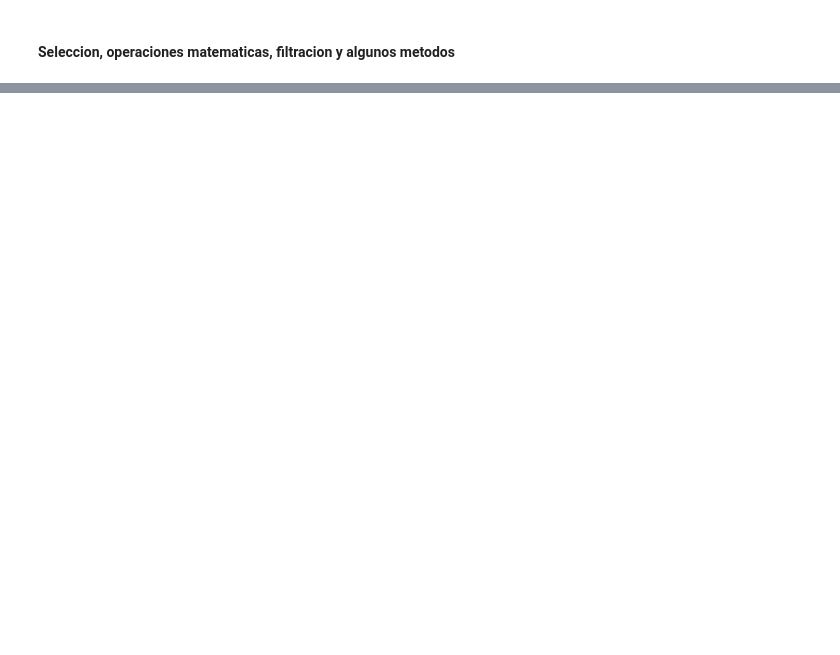
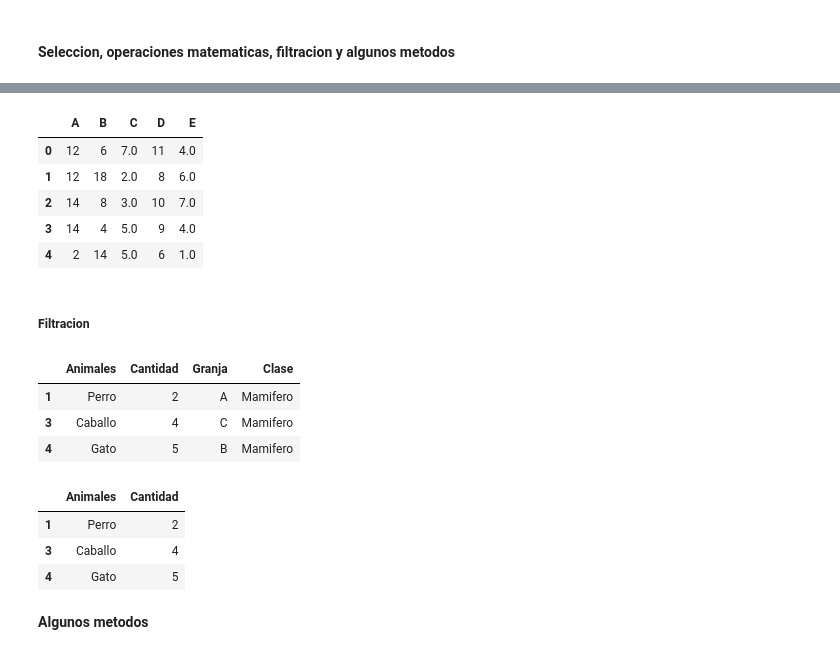
Before and after one commit to mrHyde90/DataScienceCourse, a Jupyter notebook: Pandas.ipynb, the cells around one changed output, grey strips where cells are left out. Drawn from its saved outputs; the diff is of its cells as text; code cells hidden in the pictures; blank space fills up the shorter version.

```diff
--- a/Pandas.ipynb
+++ b/Pandas.ipynb
@@ -202,0 +347,28 @@ dfDic
+# %%
+dfNum.add(dfNum2, fill_value=0)
+# %% [output]
+|  | A | B | C | D | E |
+| 0 | 12 | 6 | 7.0 | 11 | 4.0 |
+| 1 | 12 | 18 | 2.0 | 8 | 6.0 |
+| 2 | 14 | 8 | 3.0 | 10 | 7.0 |
+| 3 | 14 | 4 | 5.0 | 9 | 4.0 |
+| 4 | 2 | 14 | 5.0 | 6 | 1.0 |
+# %% [markdown]
+##### Filtracion
+# %%
+dfDic[dfDic["Clase"] == "Mamifero"]
+# %% [output]
+|  | Animales | Cantidad | Granja | Clase |
+| 1 | Perro | 2 | A | Mamifero |
+| 3 | Caballo | 4 | C | Mamifero |
+| 4 | Gato | 5 | B | Mamifero |
+# %%
+#Usando el .loc
+dfDic.loc[dfDic["Clase"] == "Mamifero", ["Animales", "Cantidad"]]
+# %% [output]
+|  | Animales | Cantidad |
+| 1 | Perro | 2 |
+| 3 | Caballo | 4 |
+| 4 | Gato | 5 |
+# %% [markdown]
+**Algunos metodos**
```
Also changed, not shown: parts of 30 cells of this notebook.
